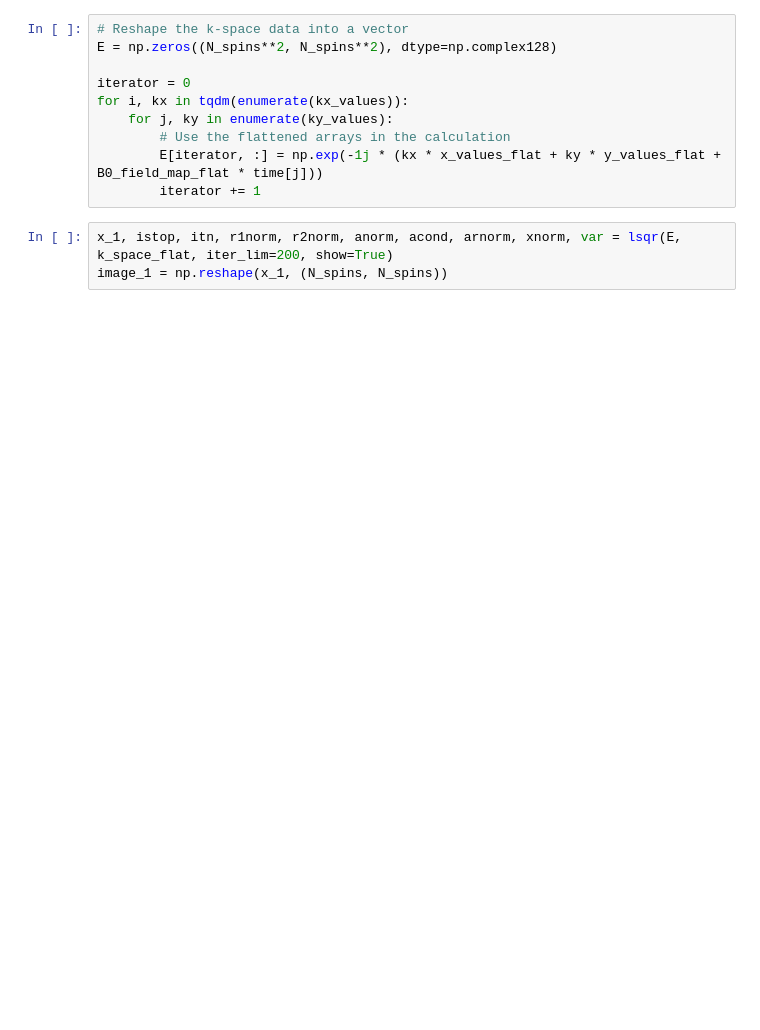
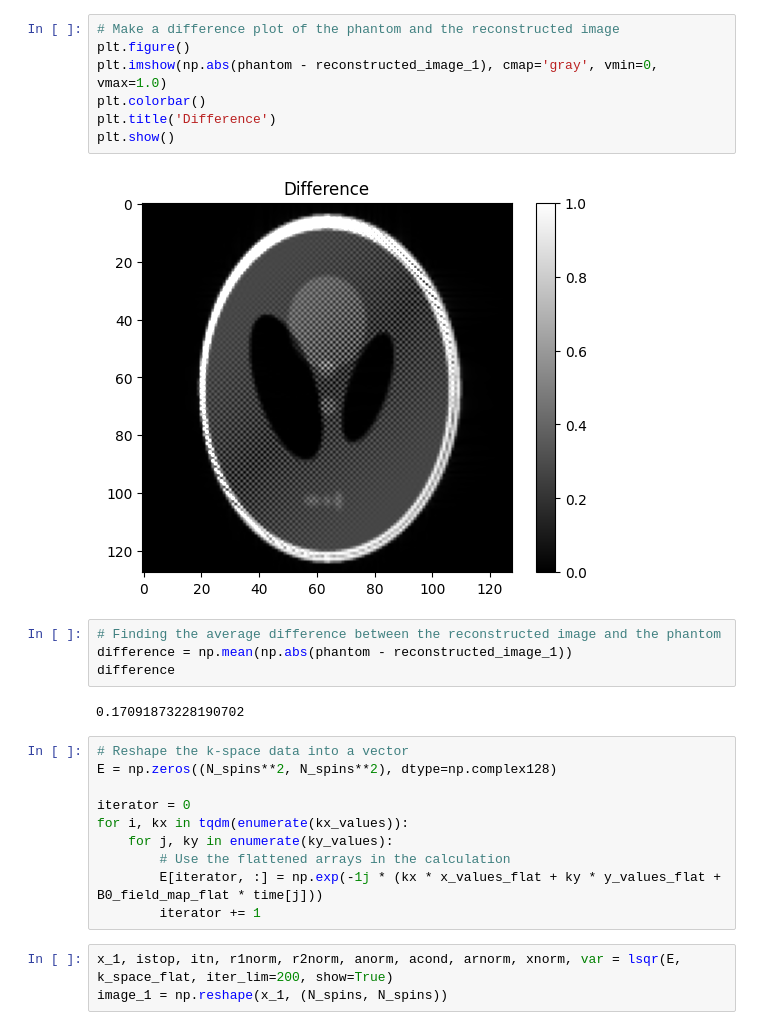
Before and after one commit to MaxStrey/Martinos_MR, a Jupyter notebook: Martinos_project/phantom_generation/phantom_7.ipynb, the cells around one changed output. Cells and saved outputs as stored; diff of their text form; blank space fills up the shorter version.

```diff
--- a/Martinos_project/phantom_generation/phantom_7.ipynb
+++ b/Martinos_project/phantom_generation/phantom_7.ipynb
@@ -122,3 +122,18 @@ plt.show()
+# %%
+# Make a difference plot of the phantom and the reconstructed image
+plt.figure()
+plt.imshow(np.abs(phantom - reconstructed_image_1), cmap='gray', vmin=0, vmax=1.0)
+plt.colorbar()
+plt.title('Difference')
+plt.show()
+# %% [output]
+[figure, added]
+# %%
+# Finding the average difference between the reconstructed image and the phantom
+difference = np.mean(np.abs(phantom - reconstructed_image_1))
+difference
+# %% [output]
+0.17091873228190702
 # %%
 # Reshape the k-space data into a vector
 E = np.zeros((N_spins**2, N_spins**2), dtype=np.complex128)
```
Also changed, not shown: parts of 4 cells of this notebook.
